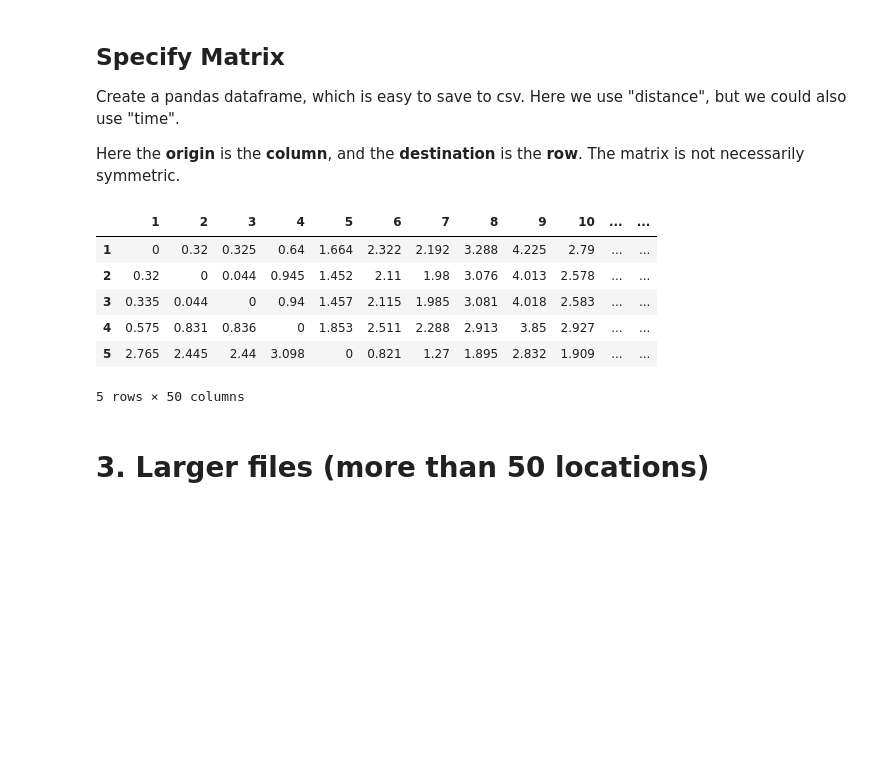
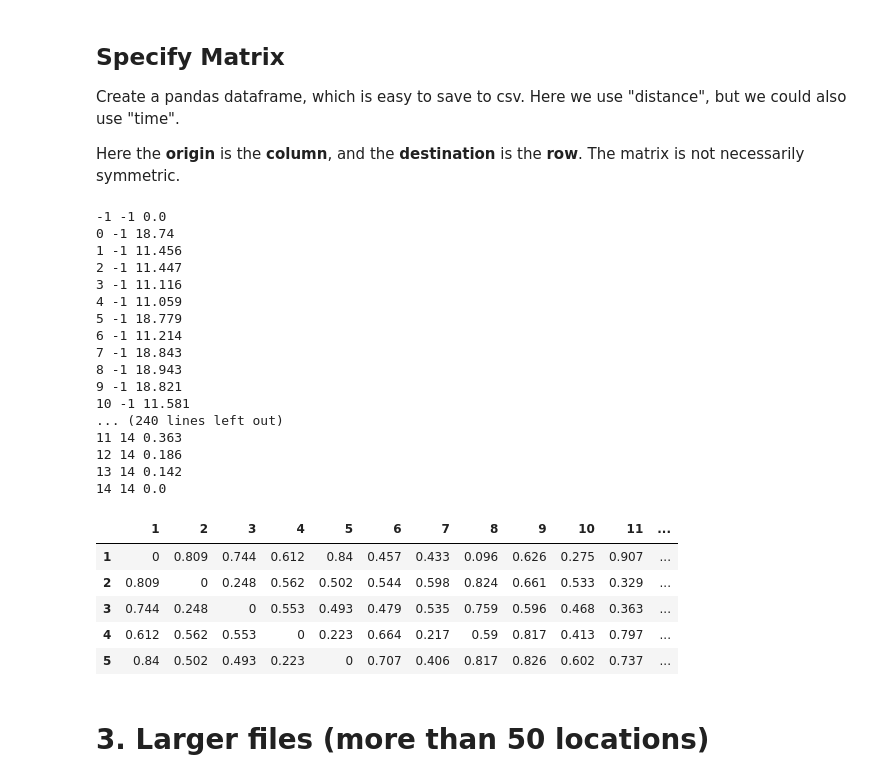
Before and after one commit to martinaustwick/PythonMapzen, a Jupyter notebook: mapzen_1.ipynb, the cells around one changed output. Drawn from its saved outputs; the diff is of its cells as text; code cells hidden in the pictures; blank space fills up the shorter version.

```diff
--- a/mapzen_1.ipynb
+++ b/mapzen_1.ipynb
@@ -51,8 +51,8 @@ print req.text
 
 Pay attention to the format of the file...
 # %%
-#filename = "Example1.csv"
-filename = "Example3_fake.csv"
+filename = "Fraser_small.csv"
+#filename = "Example3_fake.csv"
 # %%
 dataIn = pandas.read_csv("data/"+filename)
 dataIn.head()
@@ -68,7 +68,7 @@ dataIn.head()
 # %%
 locations = []
 for i in range(len(dataIn.index)):
-    locations.append({"lon":dataIn.Lon.iloc[i], "lat":dataIn.Lat.iloc[i]})
+    locations.append({"lon":dataIn.Long.iloc[i], "lat":dataIn.Lat.iloc[i]})
 
 test1 = locations
 # %% [markdown]
@@ -77,7 +77,7 @@ test1 = locations
 - pedestrian
 - bicyle
 # %%
-costing = "auto"
+costing = "pedestrian"
 # %% [markdown]
 ## Create a new dict with this and other prefs and feed it into a new json object
 # %%
@@ -104,24 +130,41 @@ Create a pandas dataframe, which is easy to save to csv. Here we use "distance",
 
 Here the **origin** is the **column**, and the **destination** is the **row**. The matrix is not necessarily symmetric.
 # %%
-cols = list(range(1, 51))
+cols = list(range(1, len(dataIn.index)))
 mo = pandas.DataFrame(columns=cols, index = cols)
 # %%
 for row in rawMatrix:
     for edge in row:
-        D = edge['to_index']
-        O = edge['from_index']
+        D = edge['to_index'] - 1
+        O = edge['from_index'] - 1
         distance = edge['distance']
         mo.iloc[D,O]= distance
+        print(D, O, distance)
 mo.head()
 # %% [output]
+-1 -1 0.0
+0 -1 18.74
+1 -1 11.456
+2 -1 11.447
+3 -1 11.116
+4 -1 11.059
+5 -1 18.779
+6 -1 11.214
+7 -1 18.843
+8 -1 18.943
+9 -1 18.821
+10 -1 11.581
+... (240 lines left out)
+11 14 0.363
+12 14 0.186
+13 14 0.142
+14 14 0.0
-|  | 1 | 2 | 3 | 4 | 5 | 6 | 7 | 8 | 9 | 10 | ... | ... |
-| 1 | 0 | 0.32 | 0.325 | 0.64 | 1.664 | 2.322 | 2.192 | 3.288 | 4.225 | 2.79 | ... | ... |
-| 2 | 0.32 | 0 | 0.044 | 0.945 | 1.452 | 2.11 | 1.98 | 3.076 | 4.013 | 2.578 | ... | ... |
-| 3 | 0.335 | 0.044 | 0 | 0.94 | 1.457 | 2.115 | 1.985 | 3.081 | 4.018 | 2.583 | ... | ... |
-| 4 | 0.575 | 0.831 | 0.836 | 0 | 1.853 | 2.511 | 2.288 | 2.913 | 3.85 | 2.927 | ... | ... |
-| 5 | 2.765 | 2.445 | 2.44 | 3.098 | 0 | 0.821 | 1.27 | 1.895 | 2.832 | 1.909 | ... | ... |
+|  | 1 | 2 | 3 | 4 | 5 | 6 | 7 | 8 | 9 | 10 | 11 | ... |
+| 1 | 0 | 0.809 | 0.744 | 0.612 | 0.84 | 0.457 | 0.433 | 0.096 | 0.626 | 0.275 | 0.907 | ... |
+| 2 | 0.809 | 0 | 0.248 | 0.562 | 0.502 | 0.544 | 0.598 | 0.824 | 0.661 | 0.533 | 0.329 | ... |
+| 3 | 0.744 | 0.248 | 0 | 0.553 | 0.493 | 0.479 | 0.535 | 0.759 | 0.596 | 0.468 | 0.363 | ... |
+| 4 | 0.612 | 0.562 | 0.553 | 0 | 0.223 | 0.664 | 0.217 | 0.59 | 0.817 | 0.413 | 0.797 | ... |
+| 5 | 0.84 | 0.502 | 0.493 | 0.223 | 0 | 0.707 | 0.406 | 0.817 | 0.826 | 0.602 | 0.737 | ... |
-5 rows × 50 columns
 # %%
 mo.to_csv("dataOut/"+filename)
 # %% [markdown]
```
Also changed, not shown: parts of 14 cells of this notebook.
